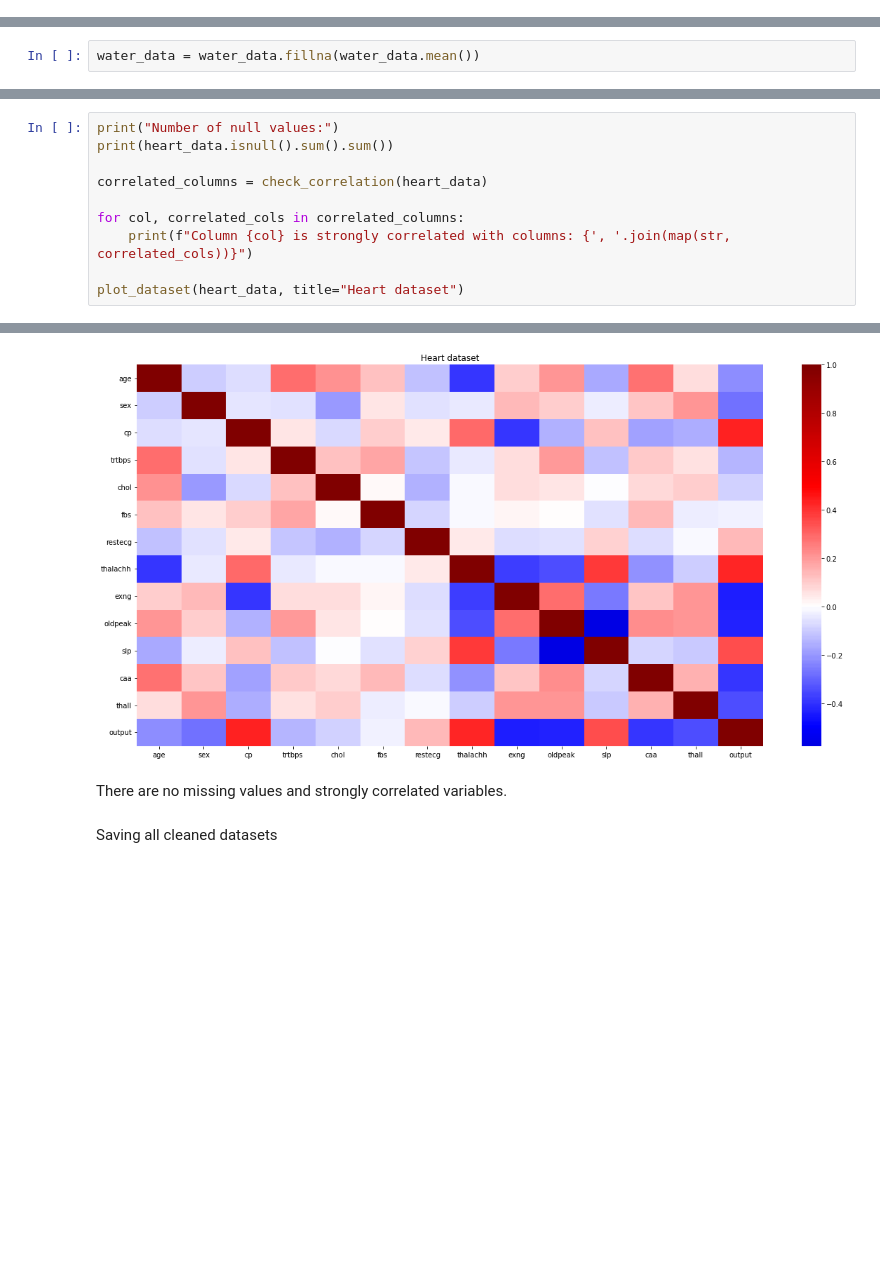
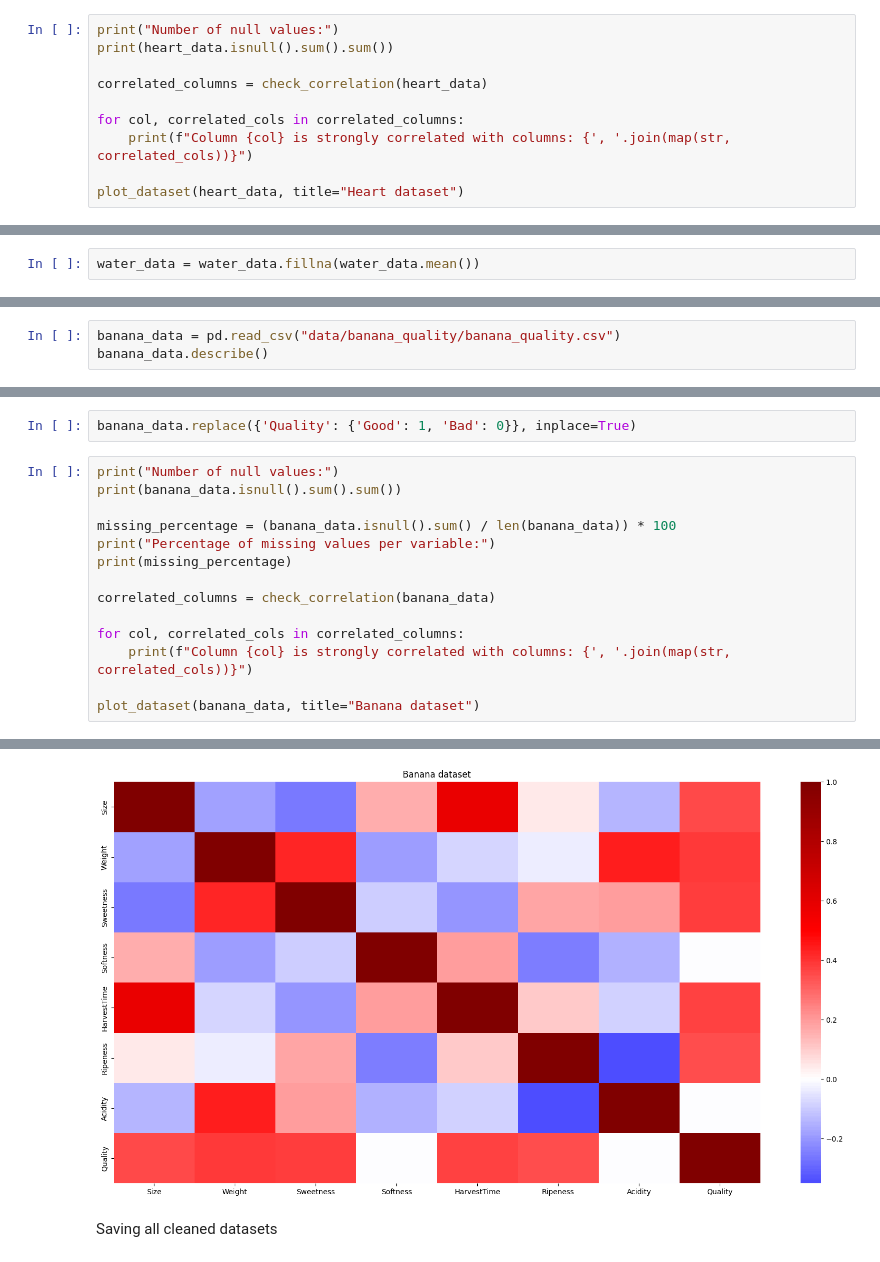
Before and after one commit to LJaremek/AdvancedMachineLearningProject-MINI, a Jupyter notebook: data_processing.ipynb, the cells around one changed output, grey strips where cells are left out. Cells and saved outputs as stored; diff of their text form; blank space fills up the shorter version.

Commit message:
wokring banana dataset

```diff
--- a/data_processing.ipynb
+++ b/data_processing.ipynb
@@ -58,0 +77,10 @@ ionosphere_data = ionosphere_data.drop(14, axis=1)
+# %%
+print("Number of null values:")
+print(heart_data.isnull().sum().sum())
+
+correlated_columns = check_correlation(heart_data)
+
+for col, correlated_cols in correlated_columns:
+    print(f"Column {col} is strongly correlated with columns: {', '.join(map(str, correlated_cols))}")
+
+plot_dataset(heart_data, title="Heart dataset")
@@ -126,0 +148,3 @@ heart_data.describe()
+# %%
+banana_data = pd.read_csv("data/banana_quality/banana_quality.csv")
+banana_data.describe()
@@ -127,13 +170,19 @@ heart_data.describe()
+# %%
+banana_data.replace({'Quality': {'Good': 1, 'Bad': 0}}, inplace=True)
 # %%
 print("Number of null values:")
-print(heart_data.isnull().sum().sum())
+print(banana_data.isnull().sum().sum())
 
-correlated_columns = check_correlation(heart_data)
+missing_percentage = (banana_data.isnull().sum() / len(banana_data)) * 100
+print("Percentage of missing values per variable:")
+print(missing_percentage)
+
+correlated_columns = check_correlation(banana_data)
 
 for col, correlated_cols in correlated_columns:
     print(f"Column {col} is strongly correlated with columns: {', '.join(map(str, correlated_cols))}")
 
-plot_dataset(heart_data, title="Heart dataset")
+plot_dataset(banana_data, title="Banana dataset")
 # %% [output]
 Number of null values:
 0
@@ -140,6 +199,4 @@ Number of null values:
-[figure, old version]
+[figure, new version]
-# %% [markdown]
-There are no missing values and strongly correlated variables.
 # %% [markdown]
 Saving all cleaned datasets
 # %%
```
Also changed, not shown: parts of 17 cells of this notebook, 2 other files.
